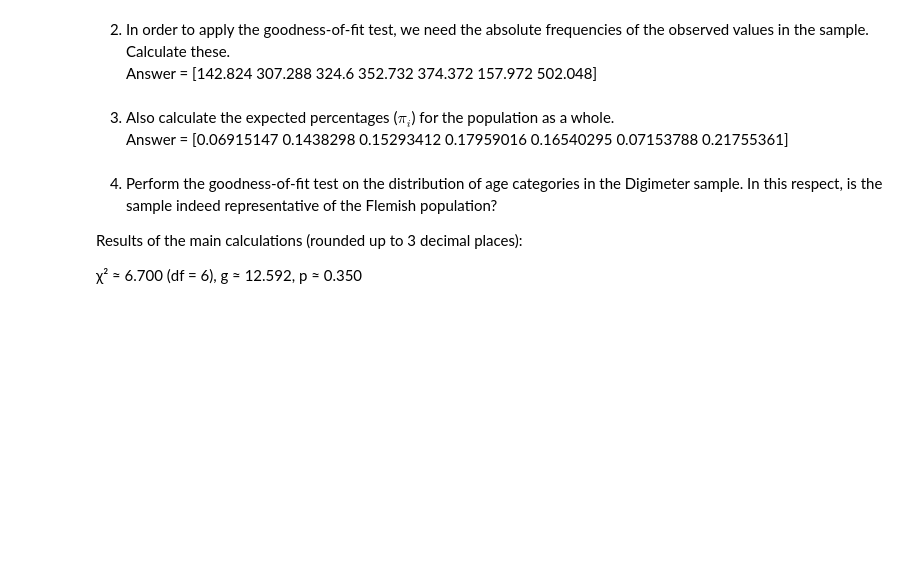
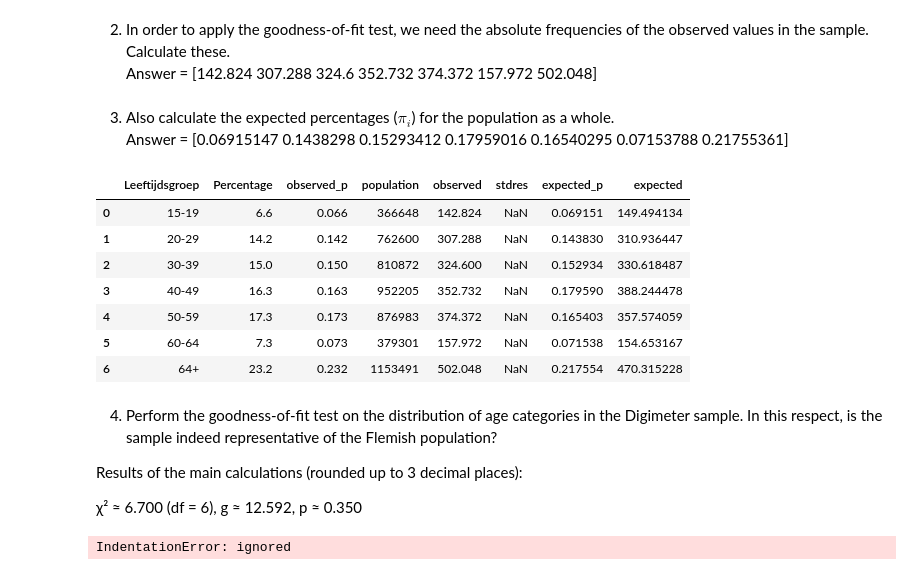
Before and after one commit to arnauddormaels/Data-Science-and-AI, a Jupyter notebook: Solution Labs/H4_labs_chi_squared.ipynb, the cells around one changed output. Saved outputs shown, nothing was run; the diff lists cells and outputs as text; code cells hidden in the pictures; blank space fills up the shorter version.

```diff
--- a/Solution Labs/H4_labs_chi_squared.ipynb
+++ b/Solution Labs/H4_labs_chi_squared.ipynb
@@ -240,3 +427,7 @@ Results of the main calculations (rounded up to 3 decimal places):
 # %% [markdown]
 Read the dataset `data/leeftijden-digimeter.csv`
 Make sure the Percentages are actually percentages.
+# %%
+digi = pd.read_csv('https://raw.githubusercontent.com/arnauddormaels/Data-Science-and-AI/main/data/leeftijden-digimeter.csv')
+digi['observed_p'] = digi.Percentage/100
+digi
@@ -243,2 +443,5 @@ Make sure the Percentages are actually percentages.
 # %% [markdown]
 Read the dataset `leeftijden-bestat-vl.csv`
+# %%
+bestat = pd.read_csv('https://raw.githubusercontent.com/arnauddormaels/Data-Science-and-AI/main/data/leeftijden-bestat-vl.csv')
+bestat
@@ -246,3 +467,20 @@ Read the dataset `leeftijden-bestat-vl.csv`
 1. The table with age data for the Flemish population as a whole has more categories than the one used in the Digimeter. Make a summary so that you have the same categories as those of the Digimeter.
 
 ![image.png](embedded-picture-1)
+# %%
+#bestat.iloc[3,1] neemt de waarde uit de tabel op rij 3
+#bestat.iloc[4:6,1] neemt de waarde uit de tabel van op rij 4 tot 5 (niet tot en met 6)
+
+#maakt array met de juiste leeftijdsgroepen zoals in het voorbeeld hierboven
+digi['population']= [
+                       bestat.iloc[3,1],    #15-19
+ bestat.iloc[4:6,1].sum(),  #20-29
+ bestat.iloc[6:8,1].sum(), #30-39
+ bestat.iloc[8:10,1].sum(), #40-49
+ bestat.iloc[10:12,1].sum(),#50-59
+ bestat.iloc[12,1],         #60-64
+ bestat.iloc[13:21,1].sum() #+64
+ ]
+
+pop_n=digi.population.sum()
+digi
@@ -251,8 +498,28 @@ Read the dataset `leeftijden-bestat-vl.csv`
 Answer = [142.824 307.288 324.6   352.732 374.372 157.972 502.048]
+# %%
+digi['observed'] =digi.observed_p*2164
+digi
+n_sample=digi.observed.sum()   #steekproef grootte
+pop_n= digi.population.sum()   #populatie grootte
 # %% [markdown]
 3. Also calculate the expected percentages ($\pi_i$) for the population as a whole.
 Answer = [0.06915147 0.1438298  0.15293412 0.17959016 0.16540295 0.07153788
  0.21755361]
+# %%
+
+digi['expected_p']=digi.population /pop_n
+digi['expected']=digi.expected_p * n_sample
+
+digi
+# %% [output]
+|  | Leeftijdsgroep | Percentage | observed_p | population | observed | stdres | expected_p | expected |
+| 0 | 15-19 | 6.6 | 0.066 | 366648 | 142.824 | NaN | 0.069151 | 149.494134 |
+| 1 | 20-29 | 14.2 | 0.142 | 762600 | 307.288 | NaN | 0.143830 | 310.936447 |
+| 2 | 30-39 | 15.0 | 0.150 | 810872 | 324.600 | NaN | 0.152934 | 330.618487 |
+| 3 | 40-49 | 16.3 | 0.163 | 952205 | 352.732 | NaN | 0.179590 | 388.244478 |
+| 4 | 50-59 | 17.3 | 0.173 | 876983 | 374.372 | NaN | 0.165403 | 357.574059 |
+| 5 | 60-64 | 7.3 | 0.073 | 379301 | 157.972 | NaN | 0.071538 | 154.653167 |
+| 6 | 64+ | 23.2 | 0.232 | 1153491 | 502.048 | NaN | 0.217554 | 470.315228 |
 # %% [markdown]
 4. Perform the goodness-of-fit test on the distribution of age categories in the Digimeter sample. In this respect, is the sample indeed representative of the Flemish population?
 
@@ -261,3 +528,10 @@ Results of the main calculations (rounded up to 3 decimal places):
 χ² ≈ 6.700 (df = 6),
 g ≈ 12.592,
 p ≈ 0.350
+# %%
+chi2,p = stats.chisquare(f_obs=digi.observed, f_exp=digi.expected)
+print('χ² ≈ %.3f' %chi2)
+#foutje in deze lijn g = stats.chi2.isf(0.05, leng(digi)-1)
+print('p ≈ %.3f' %p)
+# %% [output]
+IndentationError: ignored
```
Also changed, not shown: parts of 15 cells of this notebook.
